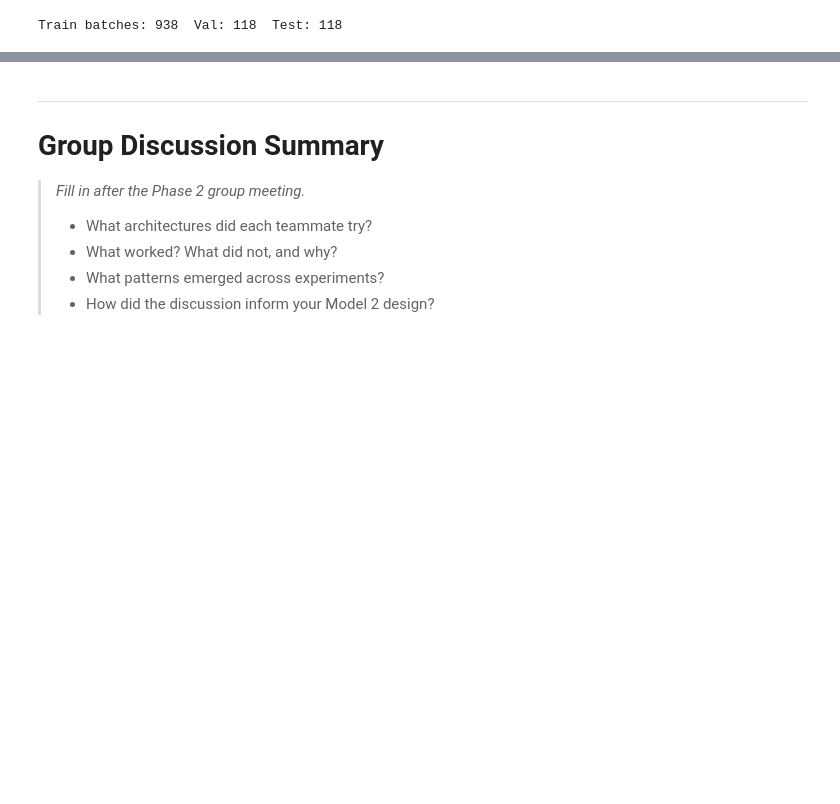
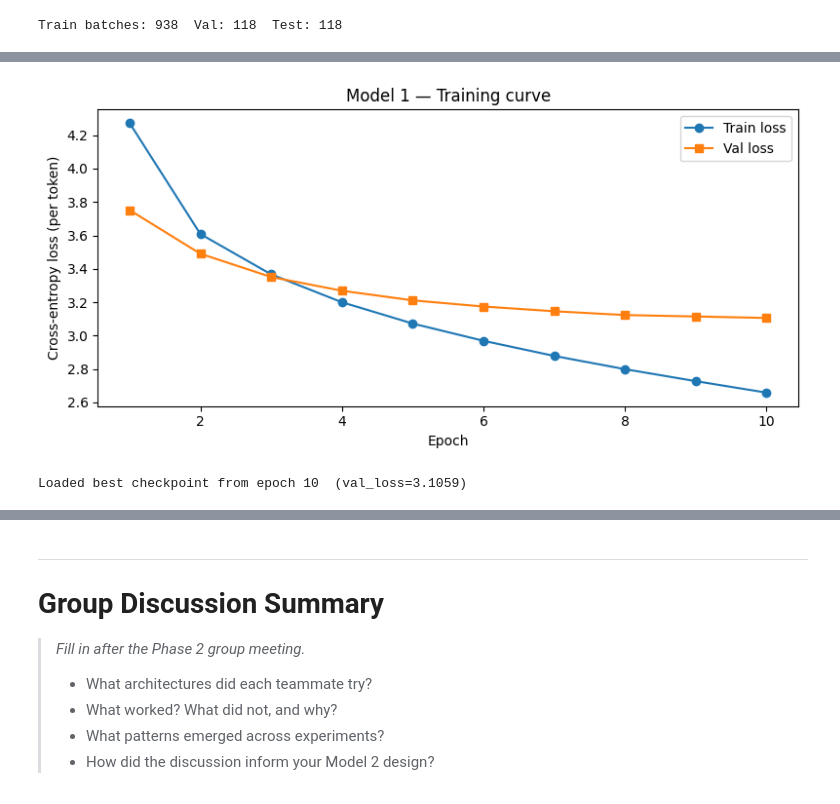
Before and after one commit to Nelkit/image-captioning-cnn-lstm, a Jupyter notebook: notebooks/students/nelkit-25609227-notebook.ipynb, the cells around one changed output, grey strips where cells are left out. Saved outputs shown, nothing was run; the diff lists cells and outputs as text; code cells hidden in the pictures; blank space fills up the shorter version.

```diff
--- a/notebooks/students/nelkit-25609227-notebook.ipynb
+++ b/notebooks/students/nelkit-25609227-notebook.ipynb
@@ -191,16 +180,0 @@ class DecoderRNN(nn.Module):
-# %%
-# Hyperparameters — document your choices here
-EMBED_SIZE  = 256
-HIDDEN_SIZE = 512
-NUM_LAYERS  = 1
-EPOCHS      = 10
-LR          = 3e-4
-
-encoder1 = EncoderCNN(EMBED_SIZE).to(DEVICE)
-decoder1 = DecoderRNN(EMBED_SIZE, HIDDEN_SIZE, VOCAB_SIZE, NUM_LAYERS).to(DEVICE)
-
-criterion = nn.CrossEntropyLoss(ignore_index=PAD_IDX)
-optimizer = optim.Adam(list(encoder1.parameters()) + list(decoder1.parameters()), lr=LR)
-
-# TODO: training loop
-# Save checkpoints to MY_CHECKPTS / 'model1_epoch{e}.pth'
@@ -219,0 +679,21 @@ pass
+# %%
+# ── Loss curve ────────────────────────────────────────────────────────────────
+epochs_range = range(1, len(history1['train_loss']) + 1)
+fig, ax = plt.subplots(figsize=(8, 4))
+ax.plot(epochs_range, history1['train_loss'], label='Train loss', marker='o')
+ax.plot(epochs_range, history1['val_loss'],   label='Val loss',   marker='s')
+ax.set_xlabel('Epoch')
+ax.set_ylabel('Cross-entropy loss (per token)')
+ax.set_title('Model 1 — Training curve')
+ax.legend()
+plt.tight_layout()
+plt.show()
+
+# ── Reload best checkpoint ────────────────────────────────────────────────────
+ckpt = torch.load(CKPT_PATH, map_location=DEVICE)
+encoder1.load_state_dict(ckpt['encoder_state'])
+decoder1.load_state_dict(ckpt['decoder_state'])
+print(f'Loaded best checkpoint from epoch {ckpt["epoch"]}  (val_loss={ckpt["val_loss"]:.4f})')
+# %% [output]
+[figure, added]
+Loaded best checkpoint from epoch 10  (val_loss=3.1059)
```
Also changed, not shown: parts of 29 cells of this notebook.
